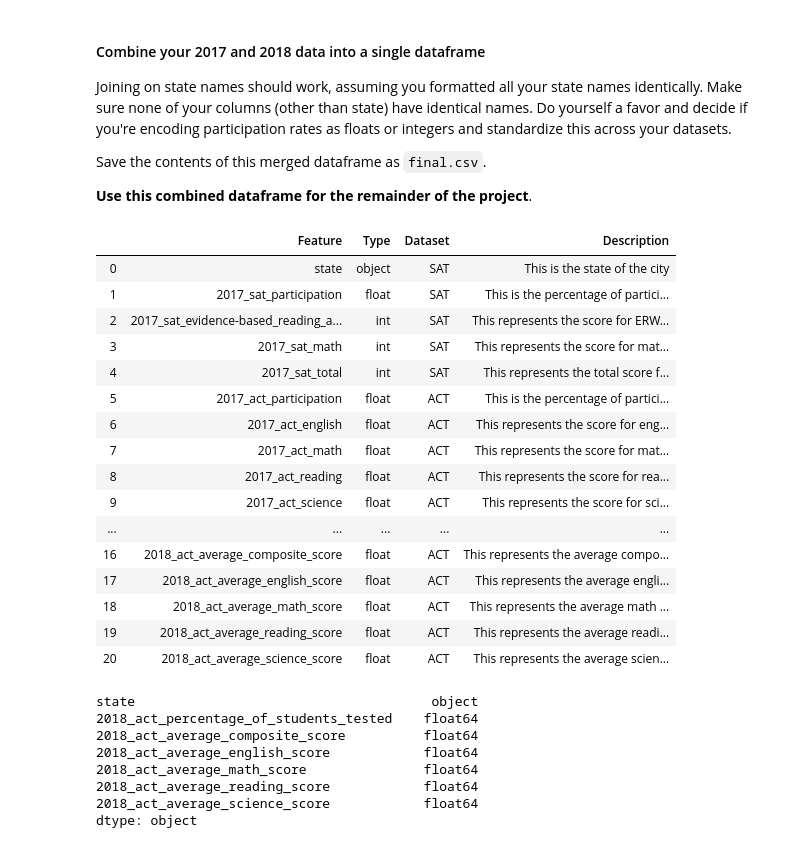
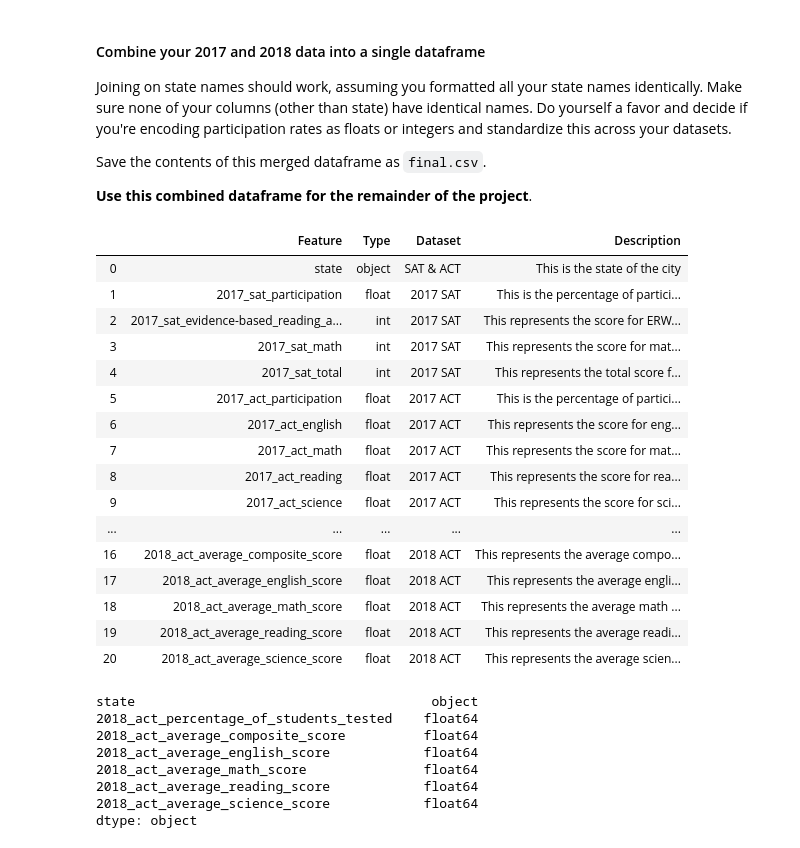
Before and after one commit to Tan-Willy/DSI_Project_1, a Jupyter notebook: Project 1.ipynb, the cells around one changed output. Cells and saved outputs as stored; diff of their text form; code cells hidden in the pictures.

```diff
--- a/Project 1.ipynb
+++ b/Project 1.ipynb
@@ -376,48 +390,48 @@ final = pd.merge(sat_act_2017,sat_act_2018,on='state',how='inner')  # Merging th
 final.shape
 final.to_csv('../data/final.csv', index=False)   # Saving the merged data of 2017 and 2018 into my local file
 # %%
-data = [['state','object','SAT','This is the state of the city'],
-        ['2017_sat_participation','float','SAT','This is the percentage of participation rate (0.1=10%) for 2017'],
-        ['2017_sat_evidence-based_reading_and_writing','int','SAT','This represents the score for ERW for 2017'],
-        ['2017_sat_math','int','SAT','This represents the score for math for 2017'],
-        ['2017_sat_total','int','SAT','This represents the total score for ERW and math for 2017'],
-        ['2017_act_participation','float','ACT','This is the percentage of participation rate (0.1=10%) for 2017'],
-        ['2017_act_english','float','ACT','This represents the score for english for 2017'],
-        ['2017_act_math','float','ACT','This represents the score for math for 2017'],
-        ['2017_act_reading','float','ACT','This represents the score for reading for 2017'],
-        ['2017_act_science','float','ACT','This represents the score for science for 2017'],
-        ['2017_act_composite','float','ACT','This represents the score for composite for 2017'],
-        ['2018_sat_participation','float','SAT','This is the participation rate (0,1=10%) for 2018'],
-        ['2018_sat_evidence-based_reading_and_writing','int','SAT','This represents the score for ERW for 2018'],
-        ['2018_sat_math','int','SAT','This represents the score for math for 2018'],
-        ['2018_sat_total','int','SAT','This represents the total score for ERW and math for 2018'],
-        ['2018_act_percentage_of_students_tested','float','ACT','This is the percentage of participation rate (0.1=10%) for 2018'],
-        ['2018_act_average_composite_score','float','ACT','This represents the average composite score for 2018'],
-        ['2018_act_average_english_score','float','ACT','This represents the average english score for 2018'],
-        ['2018_act_average_math_score','float','ACT','This represents the average math score for 2018'],
-        ['2018_act_average_reading_score','float','ACT','This represents the average reading score for 2018'],
-        ['2018_act_average_science_score','float','ACT','This represents the average science score for 2018']]
+data = [['state','object','SAT & ACT','This is the state of the city'],     # My data dictionary for 2017 & 2018
+        ['2017_sat_participation','float','2017 SAT','This is the percentage of participation rate (0.1=10%) for 2017'],
+        ['2017_sat_evidence-based_reading_and_writing','int','2017 SAT','This represents the score for ERW for 2017'],
+        ['2017_sat_math','int','2017 SAT','This represents the score for math for 2017'],
+        ['2017_sat_total','int','2017 SAT','This represents the total score for ERW and math for 2017'],
+        ['2017_act_participation','float','2017 ACT','This is the percentage of participation rate (0.1=10%) for 2017'],
+        ['2017_act_english','float','2017 ACT','This represents the score for english for 2017'],
+        ['2017_act_math','float','2017 ACT','This represents the score for math for 2017'],
+        ['2017_act_reading','float','2017 ACT','This represents the score for reading for 2017'],
+        ['2017_act_science','float','2017 ACT','This represents the score for science for 2017'],
+        ['2017_act_composite','float','2017 ACT','This represents the score for composite for 2017'],
+        ['2018_sat_participation','float','2018 SAT','This is the participation rate (0,1=10%) for 2018'],
+        ['2018_sat_evidence-based_reading_and_writing','int','2018 SAT','This represents the score for ERW for 2018'],
+        ['2018_sat_math','int','2018 SAT','This represents the score for math for 2018'],
+        ['2018_sat_total','int','2018 SAT','This represents the total score for ERW and math for 2018'],
+        ['2018_act_percentage_of_students_tested','float','2018 ACT','This is the percentage of participation rate (0.1=10%) for 2018'],
+        ['2018_act_average_composite_score','float','2018 ACT','This represents the average composite score for 2018'],
+        ['2018_act_average_english_score','float','2018 ACT','This represents the average english score for 2018'],
+        ['2018_act_average_math_score','float','2018 ACT','This represents the average math score for 2018'],
+        ['2018_act_average_reading_score','float','2018 ACT','This represents the average reading score for 2018'],
+        ['2018_act_average_science_score','float','2018 ACT','This represents the average science score for 2018']]
 
 combined_data_dict = pd.DataFrame(data, columns = ['Feature','Type','Dataset','Description'])
 combined_data_dict
 # %% [output]
 |  | Feature | Type | Dataset | Description |
-| 0 | state | object | SAT | This is the state of the city |
-| 1 | 2017_sat_participation | float | SAT | This is the percentage of partici... |
-| 2 | 2017_sat_evidence-based_reading_a... | int | SAT | This represents the score for ERW... |
-| 3 | 2017_sat_math | int | SAT | This represents the score for mat... |
-| 4 | 2017_sat_total | int | SAT | This represents the total score f... |
-| 5 | 2017_act_participation | float | ACT | This is the percentage of partici... |
-| 6 | 2017_act_english | float | ACT | This represents the score for eng... |
-| 7 | 2017_act_math | float | ACT | This represents the score for mat... |
-| 8 | 2017_act_reading | float | ACT | This represents the score for rea... |
-| 9 | 2017_act_science | float | ACT | This represents the score for sci... |
+| 0 | state | object | SAT & ACT | This is the state of the city |
+| 1 | 2017_sat_participation | float | 2017 SAT | This is the percentage of partici... |
+| 2 | 2017_sat_evidence-based_reading_a... | int | 2017 SAT | This represents the score for ERW... |
+| 3 | 2017_sat_math | int | 2017 SAT | This represents the score for mat... |
+| 4 | 2017_sat_total | int | 2017 SAT | This represents the total score f... |
+| 5 | 2017_act_participation | float | 2017 ACT | This is the percentage of partici... |
+| 6 | 2017_act_english | float | 2017 ACT | This represents the score for eng... |
+| 7 | 2017_act_math | float | 2017 ACT | This represents the score for mat... |
+| 8 | 2017_act_reading | float | 2017 ACT | This represents the score for rea... |
+| 9 | 2017_act_science | float | 2017 ACT | This represents the score for sci... |
 | ... | ... | ... | ... | ... |
-| 16 | 2018_act_average_composite_score | float | ACT | This represents the average compo... |
-| 17 | 2018_act_average_english_score | float | ACT | This represents the average engli... |
-| 18 | 2018_act_average_math_score | float | ACT | This represents the average math ... |
-| 19 | 2018_act_average_reading_score | float | ACT | This represents the average readi... |
-| 20 | 2018_act_average_science_score | float | ACT | This represents the average scien... |
+| 16 | 2018_act_average_composite_score | float | 2018 ACT | This represents the average compo... |
+| 17 | 2018_act_average_english_score | float | 2018 ACT | This represents the average engli... |
+| 18 | 2018_act_average_math_score | float | 2018 ACT | This represents the average math ... |
+| 19 | 2018_act_average_reading_score | float | 2018 ACT | This represents the average readi... |
+| 20 | 2018_act_average_science_score | float | 2018 ACT | This represents the average scien... |
 # %%
 act_2018.dtypes
 # %% [output]
```
Also changed, not shown: parts of 37 cells of this notebook.
